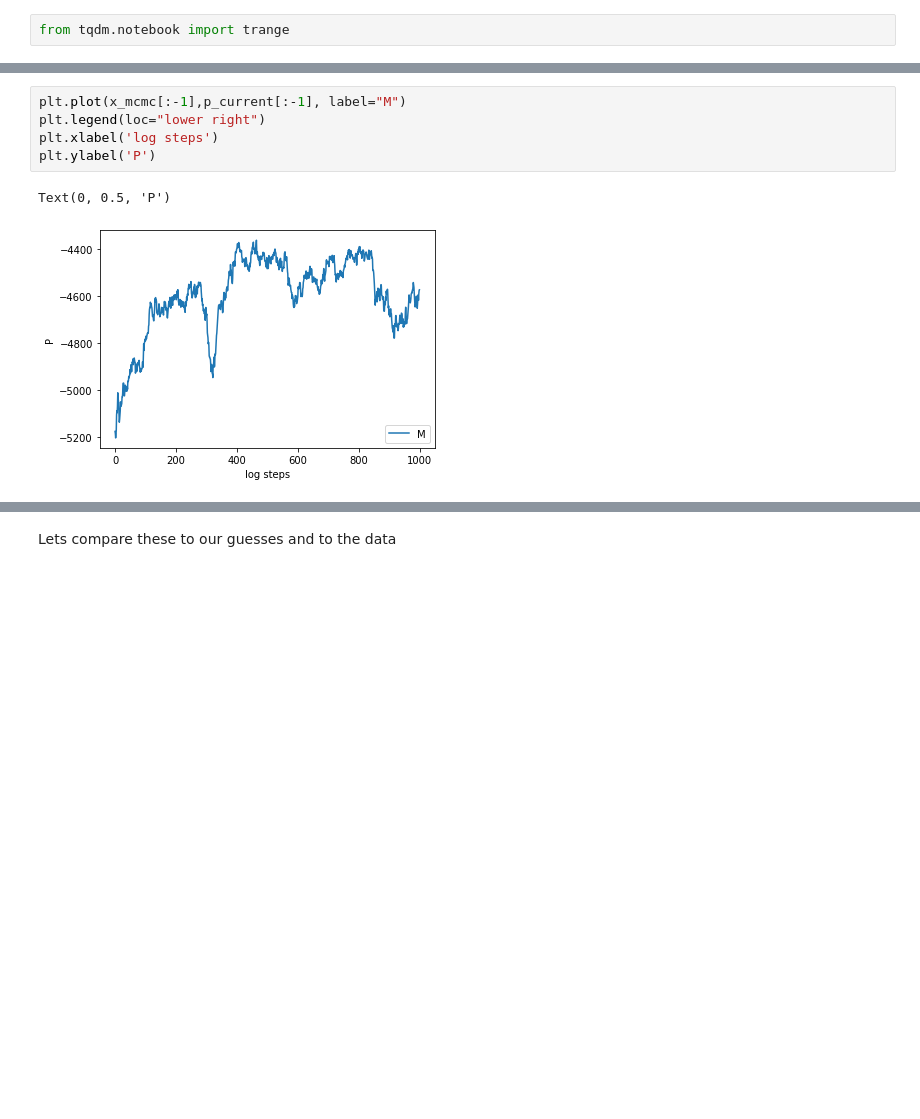
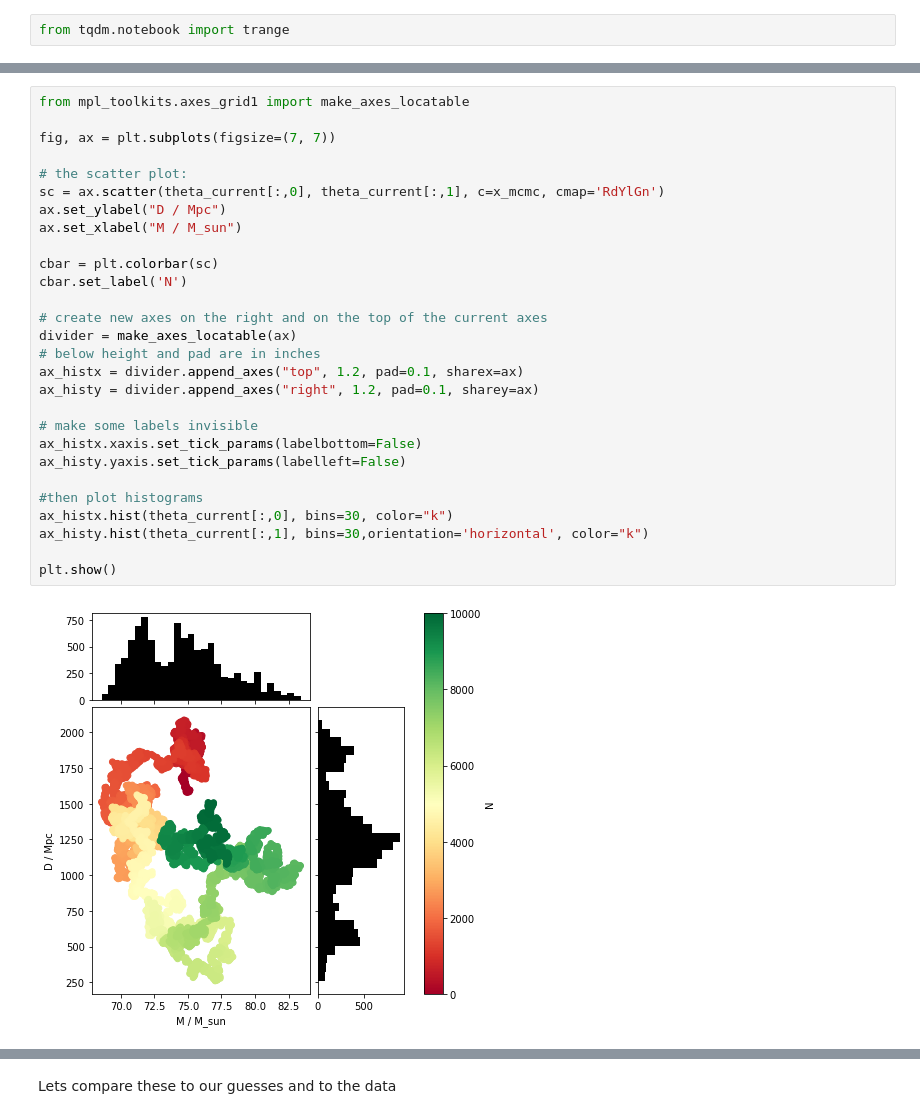
Before and after one commit to Clarke-Jools-36/DataAnalysis22, a Jupyter notebook: CA2_1903779.ipynb, the cells around one changed output, grey strips where cells are left out. Cells and saved outputs as stored; diff of their text form; blank space fills up the shorter version.

```diff
--- a/CA2_1903779.ipynb
+++ b/CA2_1903779.ipynb
@@ -631,8 +635,30 @@ The walks seem to be converging. Lets look at the value for p_current and decide
-# %%
-plt.plot(x_mcmc[:-1],p_current[:-1], label="M")
-plt.legend(loc="lower right")
-plt.xlabel('log steps')
-plt.ylabel('P')
-# %% [output]
-Text(0, 0.5, 'P')
-[figure, removed]
+# %%
+from mpl_toolkits.axes_grid1 import make_axes_locatable
+
+fig, ax = plt.subplots(figsize=(7, 7))
+
+# the scatter plot:
+sc = ax.scatter(theta_current[:,0], theta_current[:,1], c=x_mcmc, cmap='RdYlGn')
+ax.set_ylabel("D / Mpc")
+ax.set_xlabel("M / M_sun")
+
+cbar = plt.colorbar(sc)
+cbar.set_label('N')
+
+# create new axes on the right and on the top of the current axes
+divider = make_axes_locatable(ax)
+# below height and pad are in inches
+ax_histx = divider.append_axes("top", 1.2, pad=0.1, sharex=ax)
+ax_histy = divider.append_axes("right", 1.2, pad=0.1, sharey=ax)
+
+# make some labels invisible
+ax_histx.xaxis.set_tick_params(labelbottom=False)
+ax_histy.yaxis.set_tick_params(labelleft=False)
+
+#then plot histograms
+ax_histx.hist(theta_current[:,0], bins=30, color="k")
+ax_histy.hist(theta_current[:,1], bins=30,orientation='horizontal', color="k")
+
+plt.show()
+# %% [output]
+[figure, added]
```
Also changed, not shown: parts of 29 cells of this notebook.
